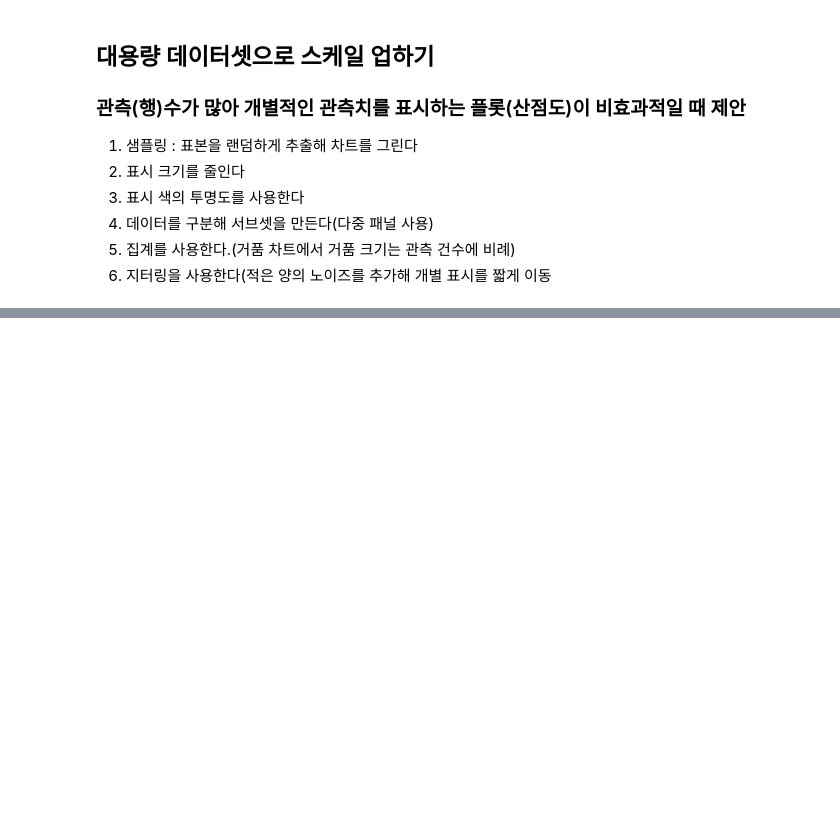
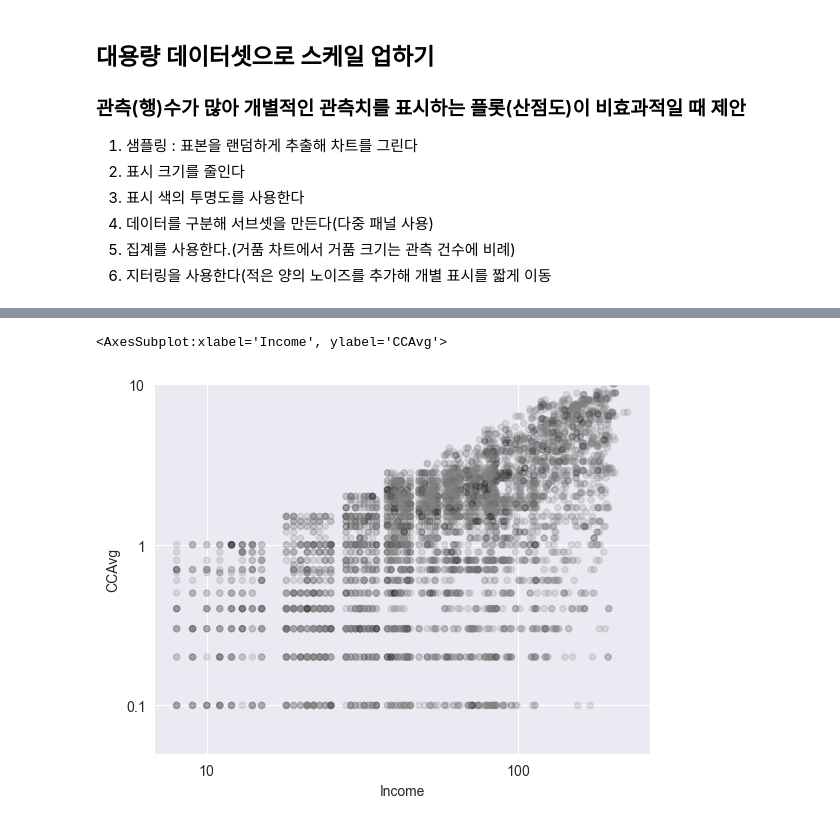
Before and after one commit to JunheeChoi/dm_class, a Jupyter notebook: 0314_dmclass.ipynb, the cells around one changed output, grey strips where cells are left out. Saved outputs shown, nothing was run; the diff lists cells and outputs as text; code cells hidden in the pictures; blank space fills up the shorter version.

```diff
--- a/0314_dmclass.ipynb
+++ b/0314_dmclass.ipynb
@@ -1244,3 +1244,6 @@ plt.show()
 4. 데이터를 구분해 서브셋을 만든다(다중 패널 사용)
 5. 집계를 사용한다.(거품 차트에서 거품 크기는 관측 건수에 비례)
 6. 지터링을 사용한다(적은 양의 노이즈를 추가해 개별 표시를 짧게 이동
+# %%
+universal_df = pd.read_csv('https://raw.githubusercontent.com/gchoi/Dataset/master/UniversalBank.csv')
+universal_df.head()
@@ -1246,0 +1269,5 @@ plt.show()
+# %%
+universal_df.plot.scatter(x = 'Income', y = 'CCAvg', c = ['black' if c == 1 else 'grey' for c in universal_df['SecuritiesAccount']], ylim = (0.05, 10), alpha = 0.2, logx = True, logy = True)
+# %% [output]
+<AxesSubplot:xlabel='Income', ylabel='CCAvg'>
+[figure, added]
```
Also changed, not shown: parts of 12 cells of this notebook.
